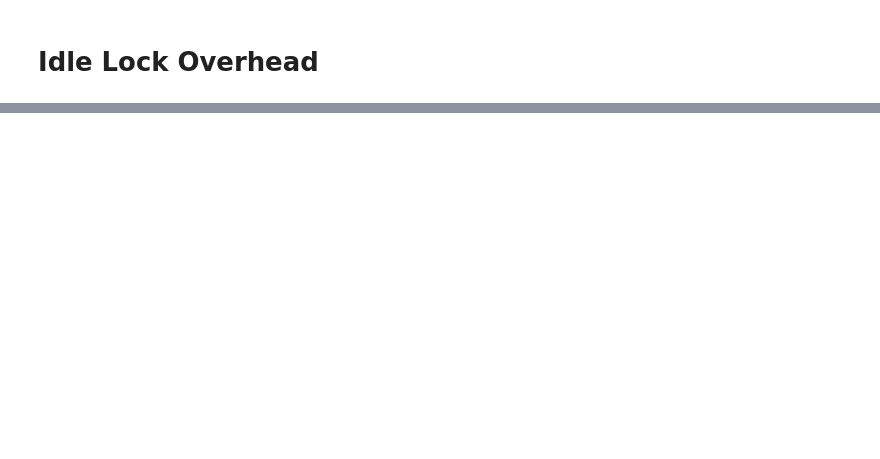
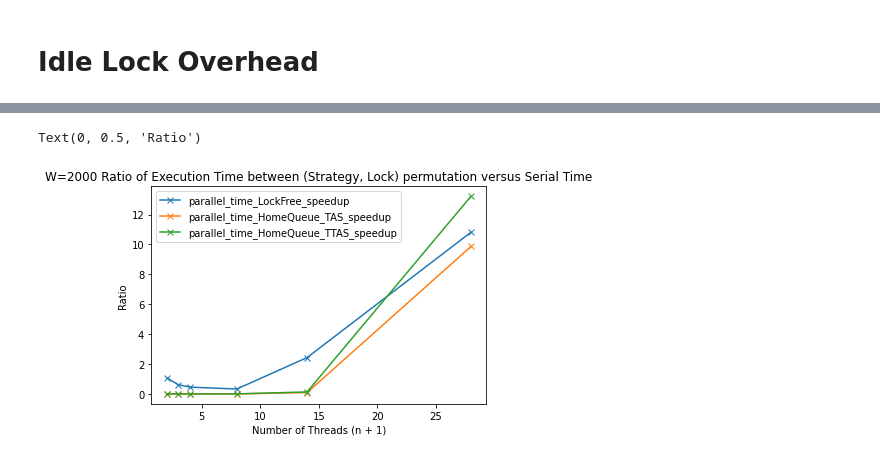
Before and after one commit to Don-Assamongkol1/parallel-hw3b, a Jupyter notebook: graphing.ipynb, the cells around one changed output, grey strips where cells are left out. Cells and saved outputs as stored; diff of their text form; code cells hidden in the pictures; blank space fills up the shorter version.

```diff
--- a/graphing.ipynb
+++ b/graphing.ipynb
@@ -67,0 +95,34 @@ Text(0, 0.5, 'Ratio Serial-Queue to Serial')
+# %%
+serial_time = [5006.63501, 10013.875488000001, 15020.236816, 352.3964995, 6.5440000000000005, 0.1545]
+
+parallel_time_LockFree = [5424.9138185, 6186.5197755, 6803.938964999999, 115.8919985, 15.927, 1.6715]
+parallel_time_HomeQueue_TAS = [0.2315, 0.252, 0.274, 0.3845, 0.5865, 1.5245]
+parallel_time_HomeQueue_TTAS = [0.22849999999999998, 0.2485, 0.27849999999999997, 0.4955, 0.8694999999999999, 2.0435]
+
+parallel_time_LockFree_speedup = [parallel_time_LockFree[i] / serial_time[i] for i in range(len(parallel_time_LockFree))]
+parallel_time_HomeQueue_TAS_speedup = [parallel_time_HomeQueue_TAS[i] / serial_time[i] for i in range(len(parallel_time_HomeQueue_TAS))]
+parallel_time_HomeQueue_TTAS_speedup = [parallel_time_HomeQueue_TTAS[i] / serial_time[i] for i in range(len(parallel_time_HomeQueue_TTAS))]
+
+ns = [1, 2, 3, 7, 13, 27]
+numThreads = [1 + elem for elem in ns]
+
+plt.plot(numThreads,
+parallel_time_LockFree_speedup,
+marker='x'
+)
+plt.plot(numThreads,
+parallel_time_HomeQueue_TAS_speedup,
+marker='x'
+)
+plt.plot(numThreads,
+parallel_time_HomeQueue_TTAS_speedup,
+marker='x'
+)
+
+plt.legend(["parallel_time_LockFree_speedup", "parallel_time_HomeQueue_TAS_speedup", "parallel_time_HomeQueue_TTAS_speedup"])
+plt.title("W=2000 Ratio of Execution Time between (Strategy, Lock) permutation versus Serial Time")
+plt.xlabel("Number of Threads (n + 1)")
+plt.ylabel("Ratio")
+# %% [output]
+Text(0, 0.5, 'Ratio')
+[figure, added]
```
Also changed, not shown: parts of 14 cells of this notebook.
